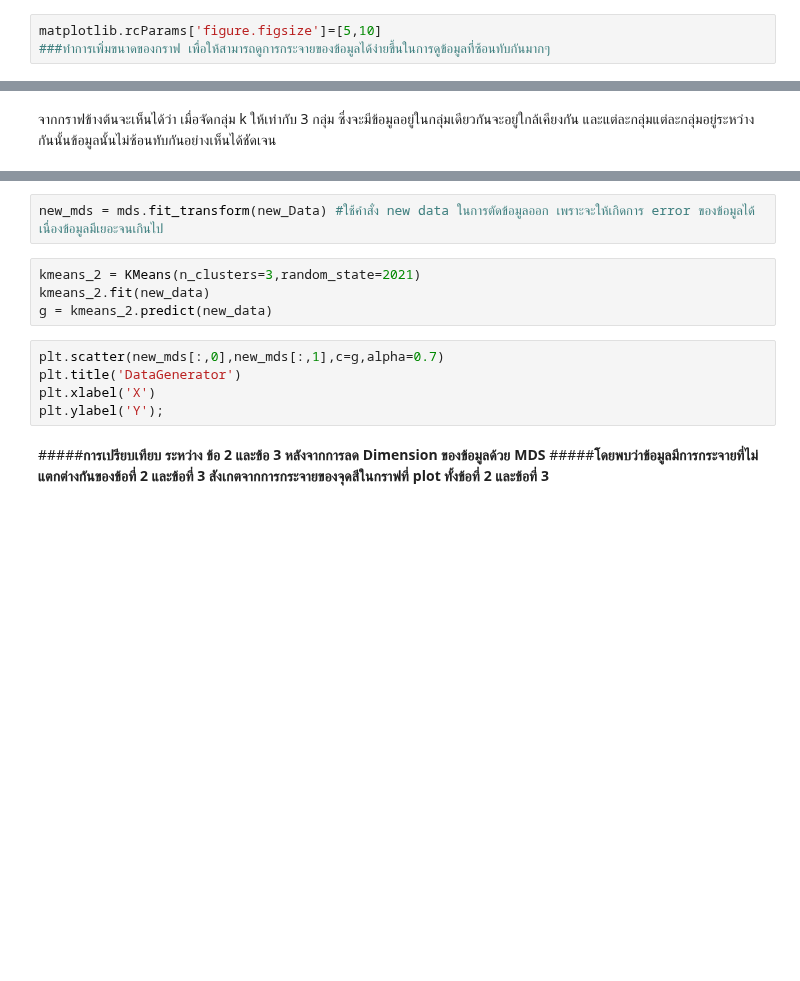
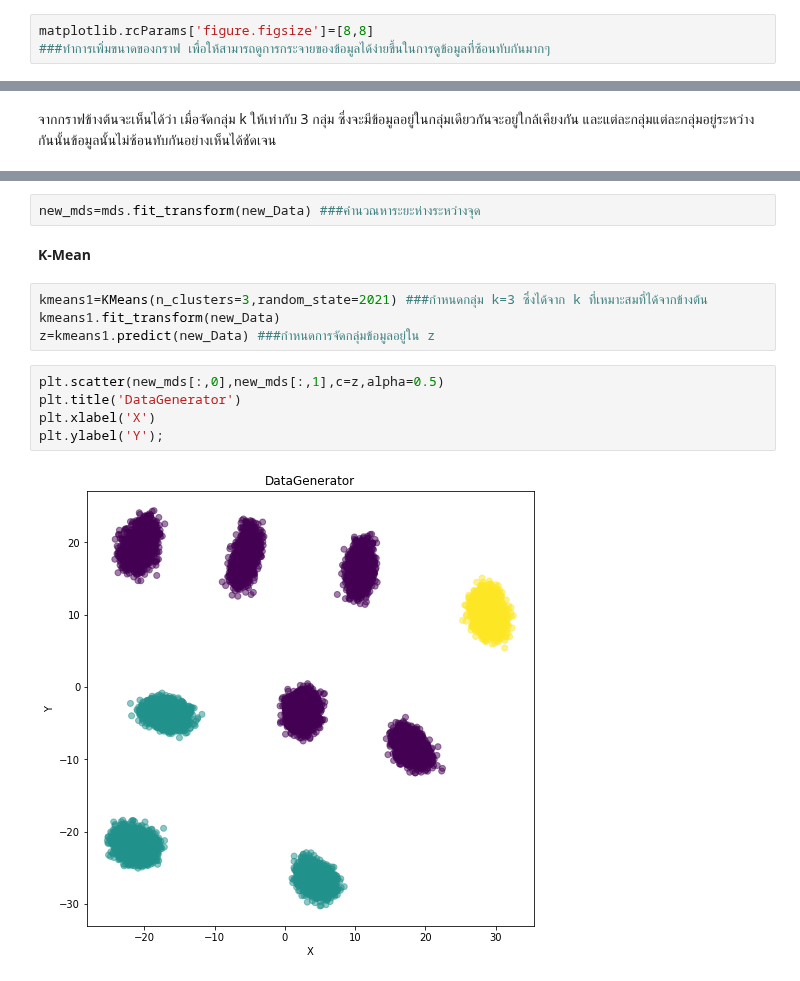
Before and after one commit to naruemonssp/multivariate, a Jupyter notebook: Multivariate_Exam.ipynb, the cells around one changed output, grey strips where cells are left out. Cells and saved outputs as stored; diff of their text form; blank space fills up the shorter version.

```diff
--- a/Multivariate_Exam.ipynb
+++ b/Multivariate_Exam.ipynb
@@ -190,5 +198,5 @@ import matplotlib ###ทำการ import matplotlib เพื่อใช้
 # %%
-matplotlib.rcParams['figure.figsize']=[5,10]
+matplotlib.rcParams['figure.figsize']=[8,8]
 ###ทำการเพิ่มขนาดของกราฟ เพื่อให้สามารถดูการกระจายของข้อมูลได้ง่ายขึ้นในการดูข้อมูลที่ซ้อนทับกันมากๆ
 # %%
 kmeans=KMeans(random_state=2021)
@@ -283,14 +313,15 @@ mds = MDS(n_components=2)
-# %%
-new_mds = mds.fit_transform(new_Data) #ใช้คำสั่ง new data ในการตัดข้อมูลออก เพราะจะให้เกิดการ error ของข้อมูลได้เนื่องข้อมูลมีเยอะจนเกินไป
-# %%
-kmeans_2 = KMeans(n_clusters=3,random_state=2021)
-kmeans_2.fit(new_data)
-g = kmeans_2.predict(new_data)
+# %%
+new_mds=mds.fit_transform(new_Data) ###คำนวณหาระยะห่างระหว่างจุด
+# %% [markdown]
+**K-Mean**
+# %%
+kmeans1=KMeans(n_clusters=3,random_state=2021) ###กำหนดกลุ่ม k=3 ซึ่งได้จาก k ที่เหมาะสมที่ได้จากข้างต้น
+kmeans1.fit_transform(new_Data)
+z=kmeans1.predict(new_Data) ###กำหนดการจัดกลุ่มข้อมูลอยู่ใน z
 # %%
-plt.scatter(new_mds[:,0],new_mds[:,1],c=g,alpha=0.7)
+plt.scatter(new_mds[:,0],new_mds[:,1],c=z,alpha=0.5)
 plt.title('DataGenerator')
 plt.xlabel('X')
 plt.ylabel('Y');
+# %% [output]
+[figure, added]
-# %% [markdown]
-#####**การเปรียบเทียบ ระหว่าง ข้อ 2 และข้อ 3 หลังจากการลด Dimension ของข้อมูลด้วย MDS**
-#####**โดยพบว่าข้อมูลมีการกระจายที่ไม่แตกต่างกันของข้อที่ 2 และข้อที่ 3 สังเกตจากการกระจายของจุดสีในกราฟที่ plot ทั้งข้อที่ 2 และข้อที่ 3**
```
Also changed, not shown: parts of 27 cells of this notebook.
